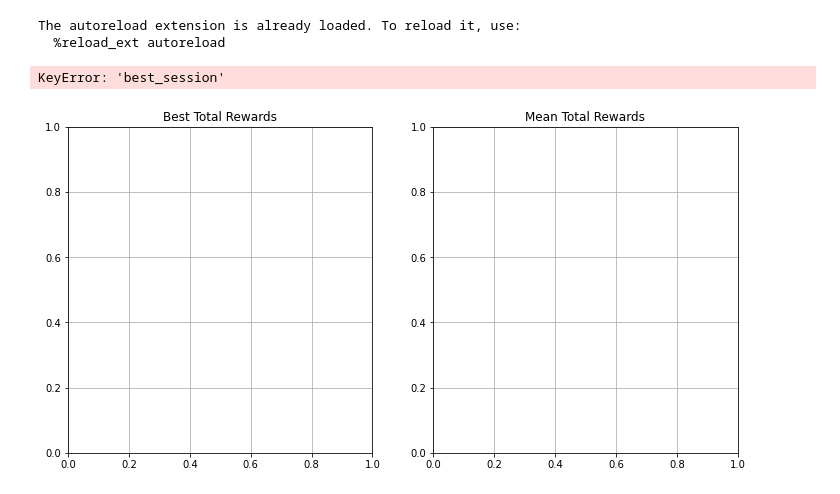
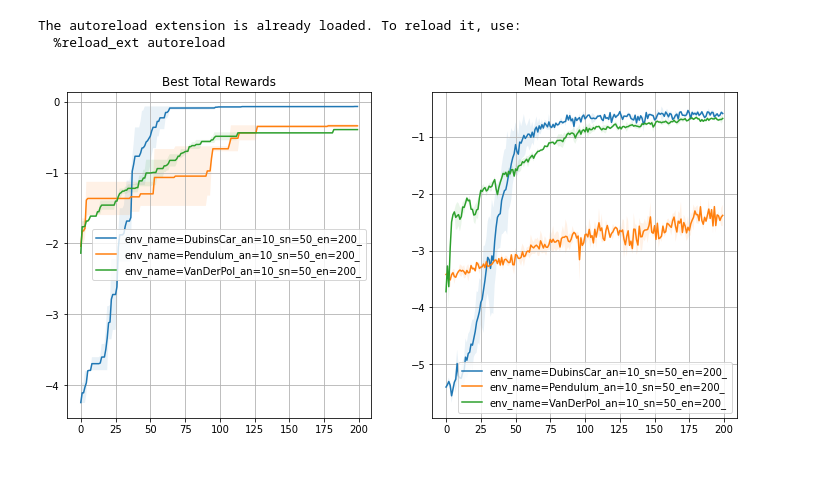
Before and after one commit to imm-rl-lab/reinforcement_learning_baseline, a Jupyter notebook: Results/A2C_Discrete.ipynb, the cells around one changed output. Cells and saved outputs as stored; diff of their text form; code cells hidden in the pictures.

```diff
--- a/Results/A2C_Discrete.ipynb
+++ b/Results/A2C_Discrete.ipynb
@@ -1,19 +1,15 @@
 # %%
 import os, sys
 import matplotlib.pyplot as plt
 sys.path.insert(0, os.path.abspath('..'))
 from Utilities.OneAgentReader import OneAgentReader as Reader
 %load_ext autoreload
 %autoreload 2
 
 
 reader = Reader(None)
-reader.add_plots_for_all_params('A2C_Discrete', filter_str='SimpleControlProblem')
-reader.add_plots_for_all_params('A2C_Discrete', filter_str='DubinsCar')
-reader.add_plots_for_all_params('A2C_Discrete', filter_str='Pendulum')
-reader.add_plots_for_all_params('A2C_Discrete', filter_str='VanDerPol')
+reader.add_plots_for_all_params('A2C_Discrete')
 # %% [output]
 The autoreload extension is already loaded. To reload it, use:
   %reload_ext autoreload
-KeyError: 'best_session'
-[figure, old version]
+[figure, new version]
```
Also changed, not shown: 13 other files.
